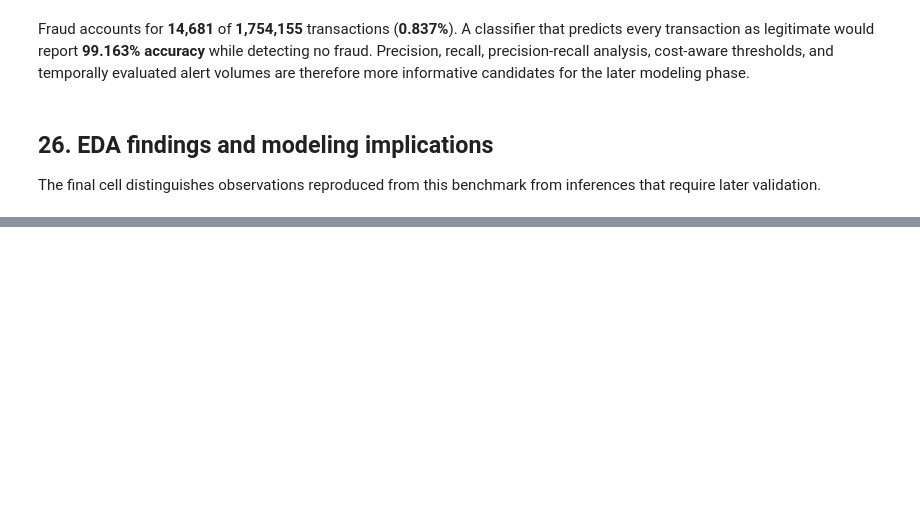
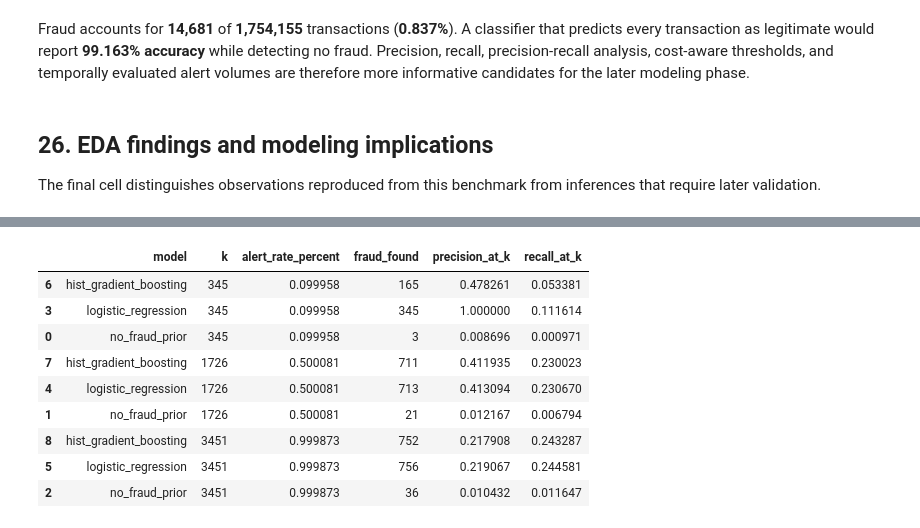
Before and after one commit to PolarScorpion/data-science-in-cyber, a Jupyter notebook: notebooks/main_analysis.ipynb, the cells around one changed output, grey strips where cells are left out. Saved outputs shown, nothing was run; the diff lists cells and outputs as text; code cells hidden in the pictures; blank space fills up the shorter version.

```diff
--- a/notebooks/main_analysis.ipynb
+++ b/notebooks/main_analysis.ipynb
@@ -883,0 +1023,19 @@ display(Markdown(
+# %%
+precision_recall_at_k_display = baseline_result.precision_recall_at_k.copy()
+precision_recall_at_k_display['alert_rate_percent'] = precision_recall_at_k_display['alert_rate'] * 100
+display(
+    precision_recall_at_k_display[
+        ['model', 'k', 'alert_rate_percent', 'fraud_found', 'precision_at_k', 'recall_at_k']
+    ].round(6)
+)
+# %% [output]
+|  | model | k | alert_rate_percent | fraud_found | precision_at_k | recall_at_k |
+| 6 | hist_gradient_boosting | 345 | 0.099958 | 165 | 0.478261 | 0.053381 |
+| 3 | logistic_regression | 345 | 0.099958 | 345 | 1.000000 | 0.111614 |
+| 0 | no_fraud_prior | 345 | 0.099958 | 3 | 0.008696 | 0.000971 |
+| 7 | hist_gradient_boosting | 1726 | 0.500081 | 711 | 0.411935 | 0.230023 |
+| 4 | logistic_regression | 1726 | 0.500081 | 713 | 0.413094 | 0.230670 |
+| 1 | no_fraud_prior | 1726 | 0.500081 | 21 | 0.012167 | 0.006794 |
+| 8 | hist_gradient_boosting | 3451 | 0.999873 | 752 | 0.217908 | 0.243287 |
+| 5 | logistic_regression | 3451 | 0.999873 | 756 | 0.219067 | 0.244581 |
+| 2 | no_fraud_prior | 3451 | 0.999873 | 36 | 0.010432 | 0.011647 |
```
Also changed, not shown: parts of 19 cells of this notebook, 14 other files.
